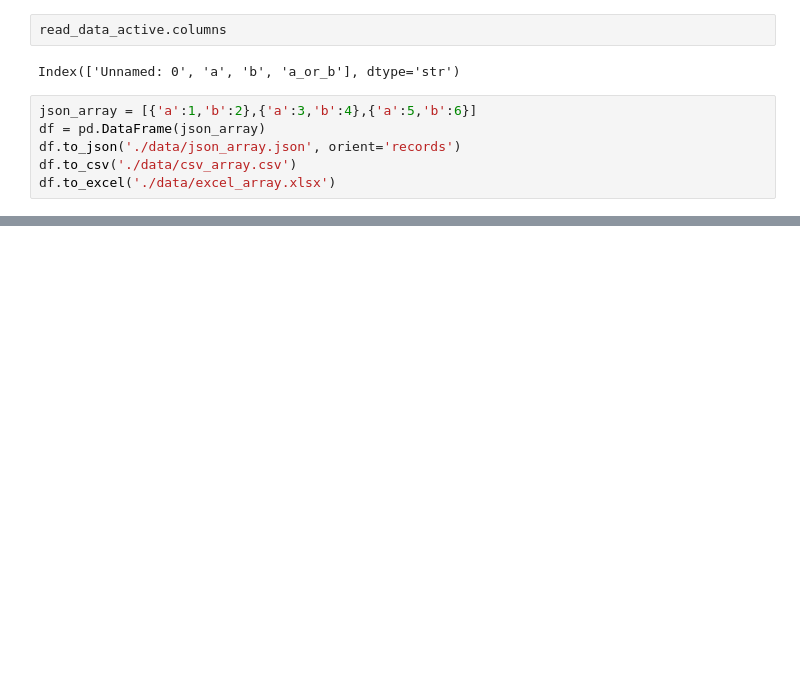
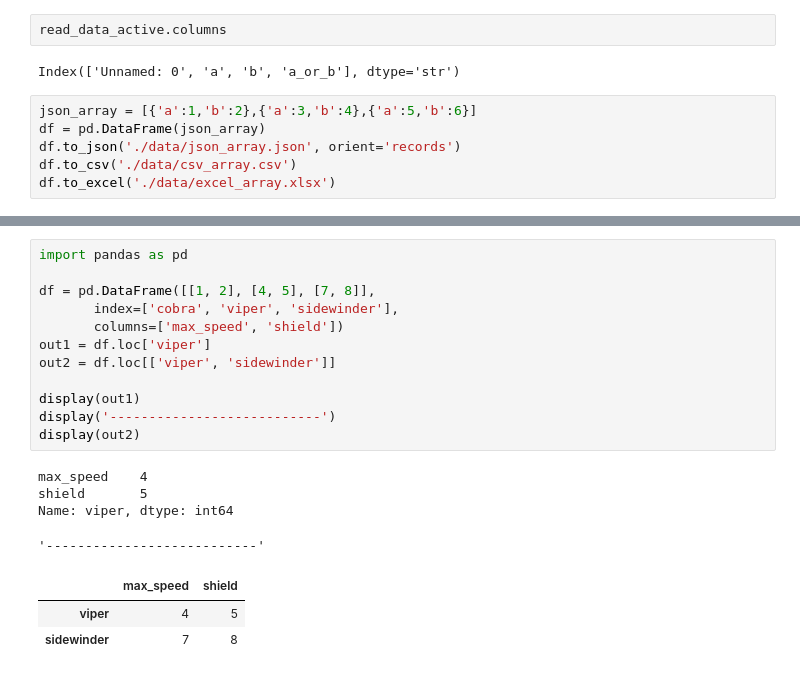
Before and after one commit to guuhh/pysparkProjectDemo, a Jupyter notebook: Untitled.ipynb, the cells around one changed output, grey strips where cells are left out. Cells and saved outputs as stored; diff of their text form; blank space fills up the shorter version.

```diff
--- a/Untitled.ipynb
+++ b/Untitled.ipynb
@@ -257,0 +292,20 @@ memory usage: 252.0 bytes
+# %%
+import pandas as pd
+
+df = pd.DataFrame([[1, 2], [4, 5], [7, 8]],
+       index=['cobra', 'viper', 'sidewinder'],
+       columns=['max_speed', 'shield'])
+out1 = df.loc['viper']
+out2 = df.loc[['viper', 'sidewinder']]
+
+display(out1)
+display('---------------------------')
+display(out2)
+# %% [output]
+max_speed    4
+shield       5
+Name: viper, dtype: int64
+'---------------------------'
+|  | max_speed | shield |
+| viper | 4 | 5 |
+| sidewinder | 7 | 8 |
```
Also changed, not shown: parts of 5 cells of this notebook, 1 other file.
